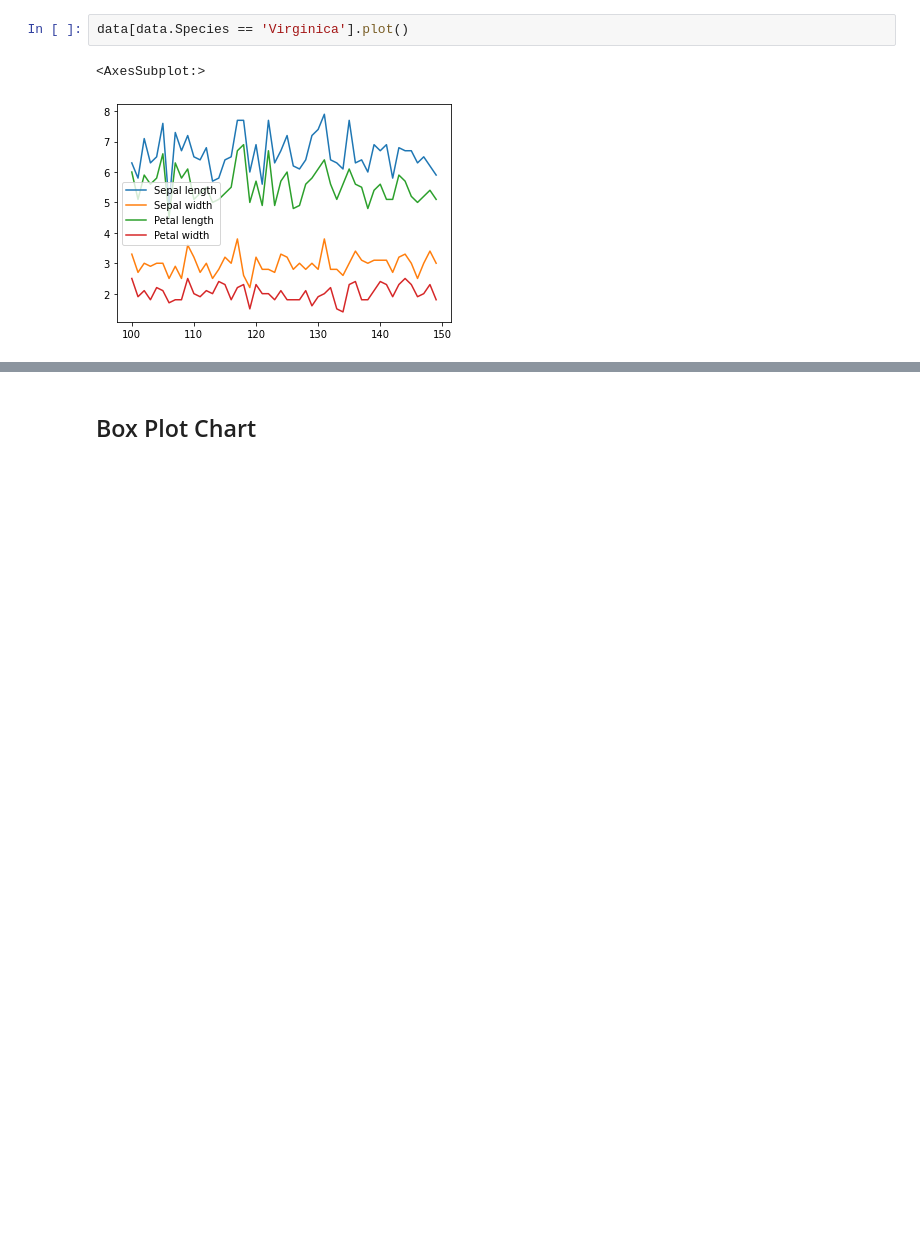
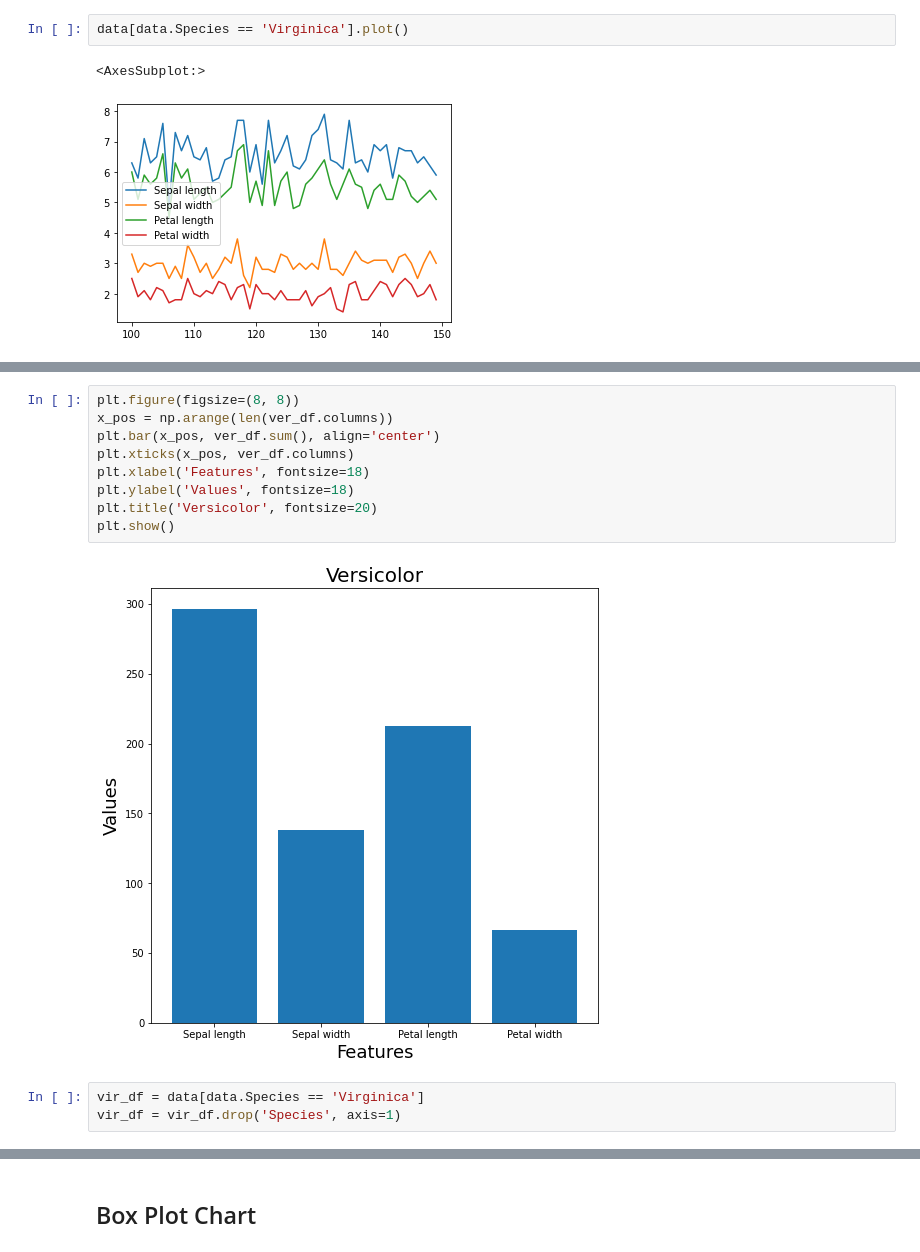
Before and after one commit to syedirfanx/data-comprehension, a Jupyter notebook: data-comprehension-using-python.ipynb, the cells around one changed output, grey strips where cells are left out. Cells and saved outputs as stored; diff of their text form; blank space fills up the shorter version.

```diff
--- a/data-comprehension-using-python.ipynb
+++ b/data-comprehension-using-python.ipynb
@@ -170,0 +203,14 @@ data[data.Species == 'Virginica'].plot()
+# %%
+plt.figure(figsize=(8, 8))
+x_pos = np.arange(len(ver_df.columns))
+plt.bar(x_pos, ver_df.sum(), align='center')
+plt.xticks(x_pos, ver_df.columns)
+plt.xlabel('Features', fontsize=18)
+plt.ylabel('Values', fontsize=18)
+plt.title('Versicolor', fontsize=20)
+plt.show()
+# %% [output]
+[figure, added]
+# %%
+vir_df = data[data.Species == 'Virginica']
+vir_df = vir_df.drop('Species', axis=1)
```
Also changed, not shown: parts of 12 cells of this notebook.
